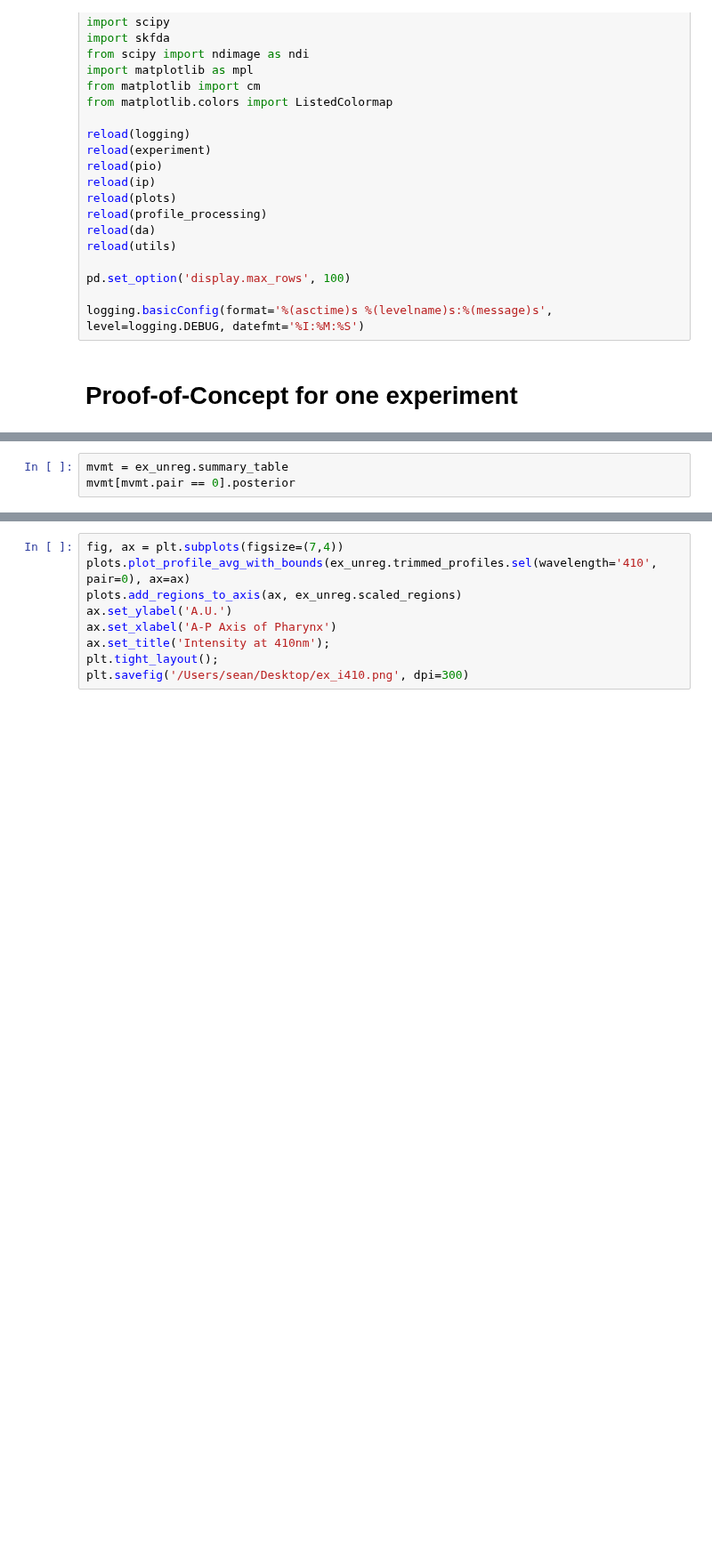
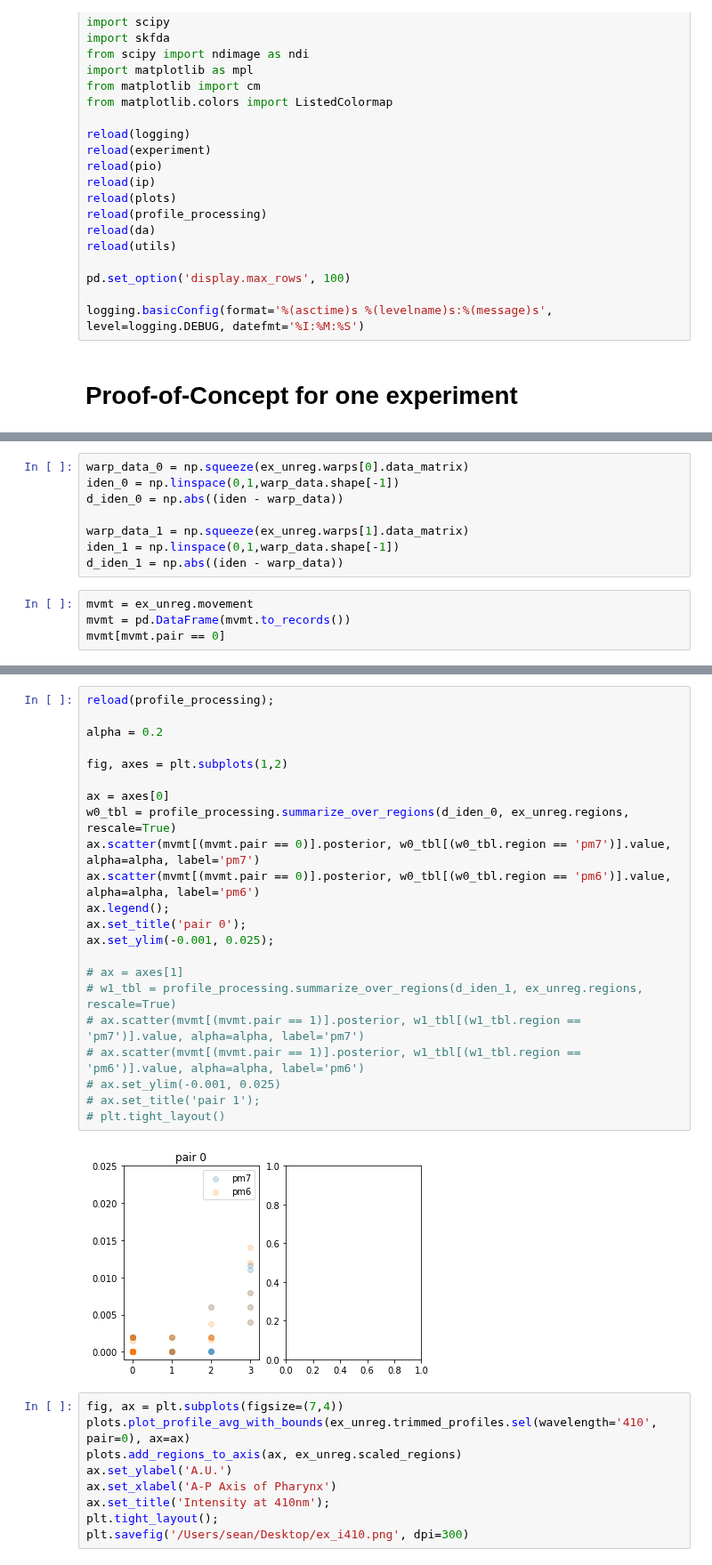
Before and after one commit to ApfeldLab/pharynx_redox, a Jupyter notebook: notebooks/Synthetic Analysis/RMSE Classifier.ipynb, the cells around one changed output, grey strips where cells are left out. Shown at 89% size. Cells and saved outputs as stored; diff of their text form; blank space fills up the shorter version.

```diff
--- a/notebooks/Synthetic Analysis/RMSE Classifier.ipynb
+++ b/notebooks/Synthetic Analysis/RMSE Classifier.ipynb
@@ -100,4 +144,13 @@ d_ident.shape[-1]
+# %%
+warp_data_0 = np.squeeze(ex_unreg.warps[0].data_matrix)
+iden_0 = np.linspace(0,1,warp_data.shape[-1])
+d_iden_0 = np.abs((iden - warp_data))
+
+warp_data_1 = np.squeeze(ex_unreg.warps[1].data_matrix)
+iden_1 = np.linspace(0,1,warp_data.shape[-1])
+d_iden_1 = np.abs((iden - warp_data))
 # %%
-mvmt = ex_unreg.summary_table
-mvmt[mvmt.pair == 0].posterior
+mvmt = ex_unreg.movement
+mvmt = pd.DataFrame(mvmt.to_records())
+mvmt[mvmt.pair == 0]
 # %% [output]
@@ -139,3 +186,27 @@ plt.scatter(w0_tbl[w0_tbl.region == 'pm6'].value, mvmt[(mvmt.pair == 0) & (mvmt.
+# %%
+reload(profile_processing);
+
+alpha = 0.2
+
+fig, axes = plt.subplots(1,2)
+
+ax = axes[0]
+w0_tbl = profile_processing.summarize_over_regions(d_iden_0, ex_unreg.regions, rescale=True)
+ax.scatter(mvmt[(mvmt.pair == 0)].posterior, w0_tbl[(w0_tbl.region == 'pm7')].value, alpha=alpha, label='pm7')
+ax.scatter(mvmt[(mvmt.pair == 0)].posterior, w0_tbl[(w0_tbl.region == 'pm6')].value, alpha=alpha, label='pm6')
+ax.legend();
+ax.set_title('pair 0');
+ax.set_ylim(-0.001, 0.025);
+
+# ax = axes[1]
+# w1_tbl = profile_processing.summarize_over_regions(d_iden_1, ex_unreg.regions, rescale=True)
+# ax.scatter(mvmt[(mvmt.pair == 1)].posterior, w1_tbl[(w1_tbl.region == 'pm7')].value, alpha=alpha, label='pm7')
+# ax.scatter(mvmt[(mvmt.pair == 1)].posterior, w1_tbl[(w1_tbl.region == 'pm6')].value, alpha=alpha, label='pm6')
+# ax.set_ylim(-0.001, 0.025)
+# ax.set_title('pair 1');
+# plt.tight_layout()
+# %% [output]
+[figure, added]
 # %%
 fig, ax = plt.subplots(figsize=(7,4))
 plots.plot_profile_avg_with_bounds(ex_unreg.trimmed_profiles.sel(wavelength='410', pair=0), ax=ax)
```
Also changed, not shown: parts of 20 cells of this notebook, 4 other files.
